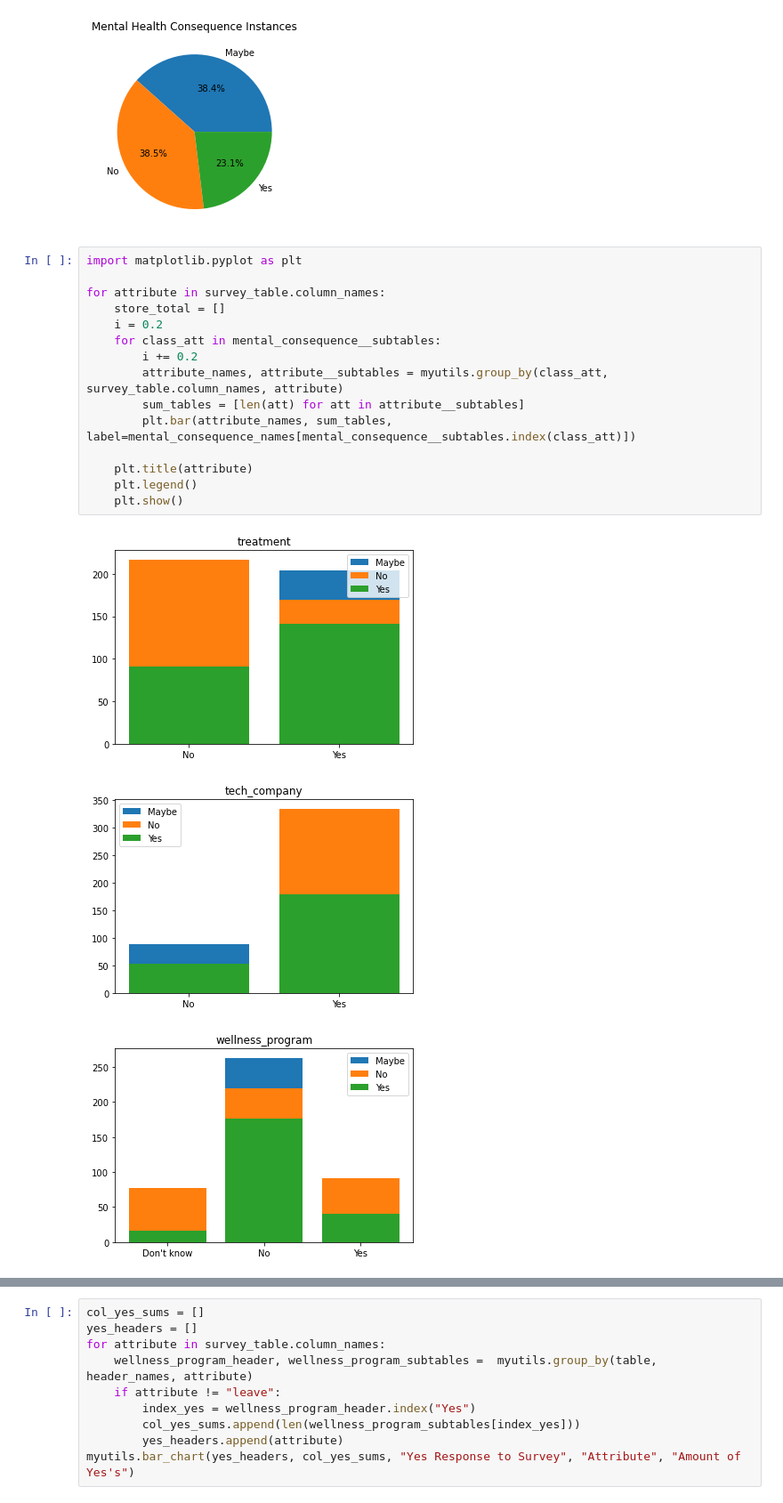
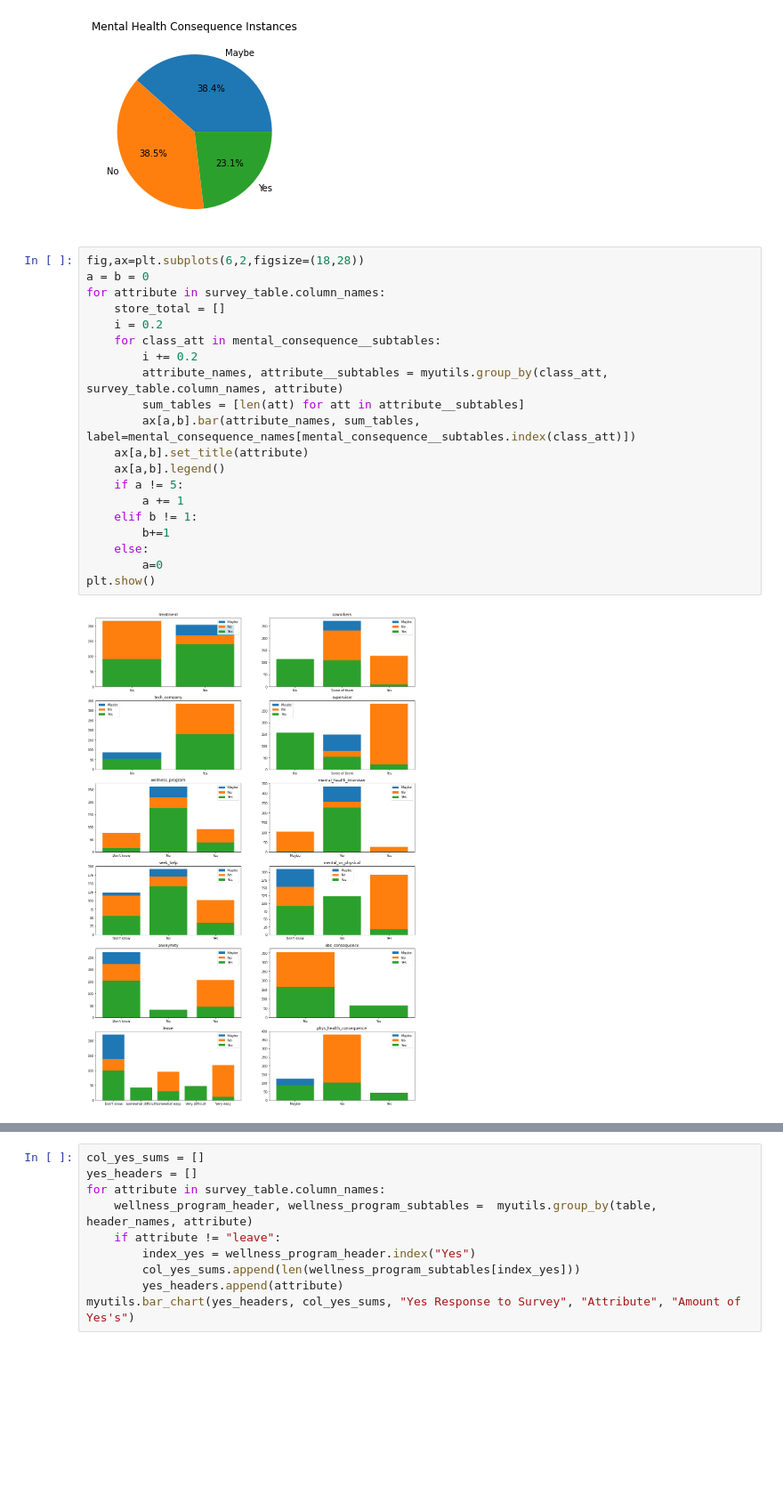
Before and after one commit to jackieaiko/CPSC322FinalProject, a Jupyter notebook: TechincalReport.ipynb, the cells around one changed output, grey strips where cells are left out. Shown: that part at 89% size. Drawn from its saved outputs; the diff is of its cells as text; blank space fills up the shorter version.

```diff
--- a/TechincalReport.ipynb
+++ b/TechincalReport.ipynb
@@ -209,21 +209,24 @@ myutils.pie_chart(mental_consequence_names, mc_sums, "Mental Health Consequence
 # %% [output]
 [figure]
 # %%
-import matplotlib.pyplot as plt
-
+fig,ax=plt.subplots(6,2,figsize=(18,28))
+a = b = 0
 for attribute in survey_table.column_names:
     store_total = []
     i = 0.2
     for class_att in mental_consequence__subtables:
         i += 0.2
         attribute_names, attribute__subtables = myutils.group_by(class_att, survey_table.column_names, attribute)
         sum_tables = [len(att) for att in attribute__subtables]
-        plt.bar(attribute_names, sum_tables, label=mental_consequence_names[mental_consequence__subtables.index(class_att)])
-
-    plt.title(attribute)
-    plt.legend()
-    plt.show()
+        ax[a,b].bar(attribute_names, sum_tables, label=mental_consequence_names[mental_consequence__subtables.index(class_att)])
+    ax[a,b].set_title(attribute)
+    ax[a,b].legend()
+    if a != 5:
+        a += 1
+    elif b != 1:
+        b+=1
+    else:
+        a=0
+plt.show()
 # %% [output]
-[figure, old version]
+[figure, new version]
-[figure, removed]
-[figure, removed]
```
Also changed, not shown: parts of 9 cells of this notebook, 4 other files.
